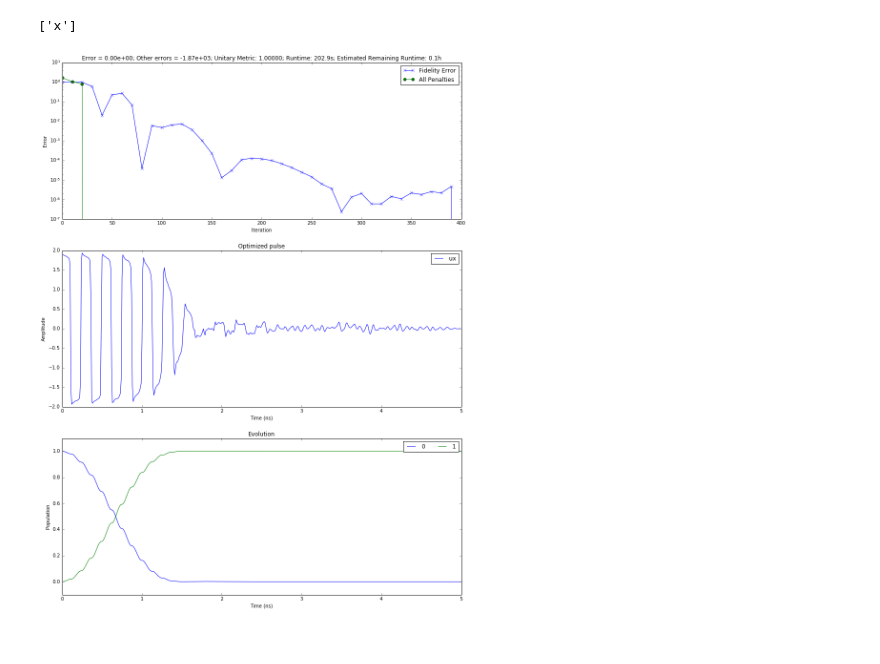
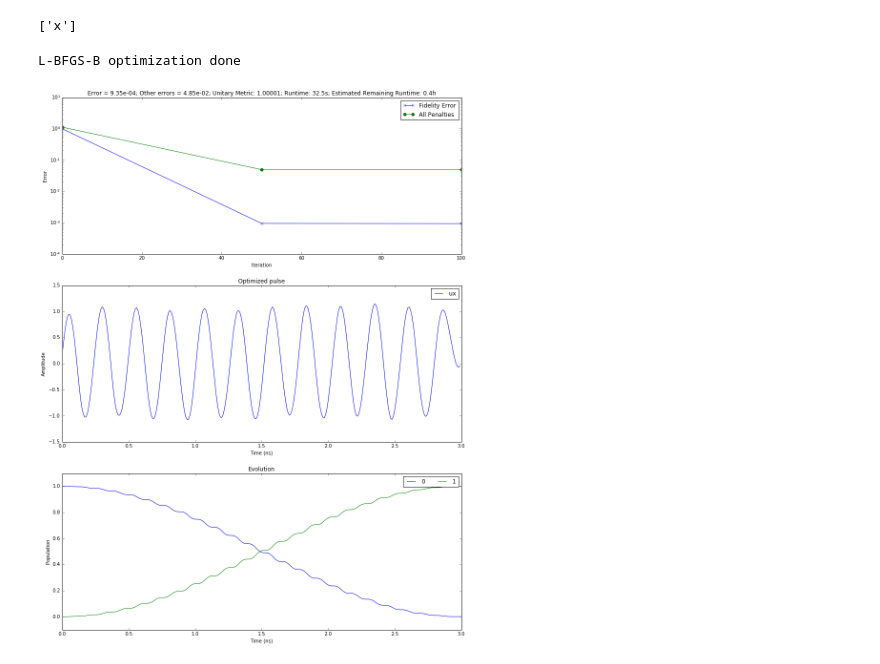
Before and after one commit to SchusterLab/GRAPE-Tensorflow-Examples, a Jupyter notebook: spin_Pi_traj_accelerate.ipynb, the cells around one changed output. Cells and saved outputs as stored; diff of their text form; code cells hidden in the pictures.

Commit message:
add speed up example

```diff
--- a/spin_Pi_traj_accelerate.ipynb
+++ b/spin_Pi_traj_accelerate.ipynb
@@ -15,8 +15,8 @@ Populating the interactive namespace from numpy and matplotlib
 
 
 #Defining time scales
-total_time = 5.0
-steps = 500
+total_time = 3.0
+steps = 300
 
 state_transfer = True
 #Defining H0
@@ -68,32 +68,33 @@ U0= q_identity
 XI = Q_x
 ZI = Q_z
 Hops = [XI]
-ops_max_amp = [2.0]
+ops_max_amp = [2*np.pi*0.3]
 Hnames =['x']
 
 print Hnames
 
 #Defining convergence parameters
-max_iterations = 1000
-decay = max_iterations/2
-convergence = {'rate':0.01, 'update_step':10, 'max_iterations':max_iterations,\
-               'conv_target':1e-40,'learning_rate_decay':decay}
+max_iterations = 5000
+decay = 5000 #max_iterations/2
+convergence = {'rate':0.1, 'update_step':50, 'max_iterations':max_iterations,\
+               'conv_target':1e-4,'learning_rate_decay':decay}
 
 states_forbidden_list = [all_ones_index]
 
-reg_coeffs = {'dwdt':0.001,'d2wdt2':0.001*0.001, 'speed_up':10}
+reg_coeffs = {'envelope':0.01,'dwdt':0.001,'d2wdt2':0.0001*0.001, 'speed_up':0}
 # %% [output]
 ['x']
 # %%
  #Extra options
 #reg_coeffs = reg_coeffs,draw = [states_draw_list,states_draw_names] ,forbidden = states_forbidden_list,multi_mode = multi_mode,
 #maxA = ops_max_amp,use_gpu = True
 
 uks,U_final = Grape(H0,Hops,Hnames,U,total_time,steps,psi0,convergence=convergence, draw = [states_draw_list,states_draw_names],
                     state_transfer=True,
                     show_plots = True,
-       unitary_error = 1e-6, method = 'Adam',switch = False,  maxA=ops_max_amp,\
-                   reg_coeffs=reg_coeffs, file_name='spin_chain_ghz',
-                    data_path = '/home/nelson/Simulations/GRAPE-Data/spin_chain_ghz')
+       unitary_error = 1e-6, method = 'L-BFGS-B',switch = False,  maxA=ops_max_amp,\
+                   reg_coeffs=reg_coeffs, file_name='spin_pi_speed_up',
+                    data_path = '/home/nelson/Simulations/GRAPE-Data/spin_pi_speed_up')
 # %% [output]
+L-BFGS-B optimization done
-[figure, old version]
+[figure, new version]
```
